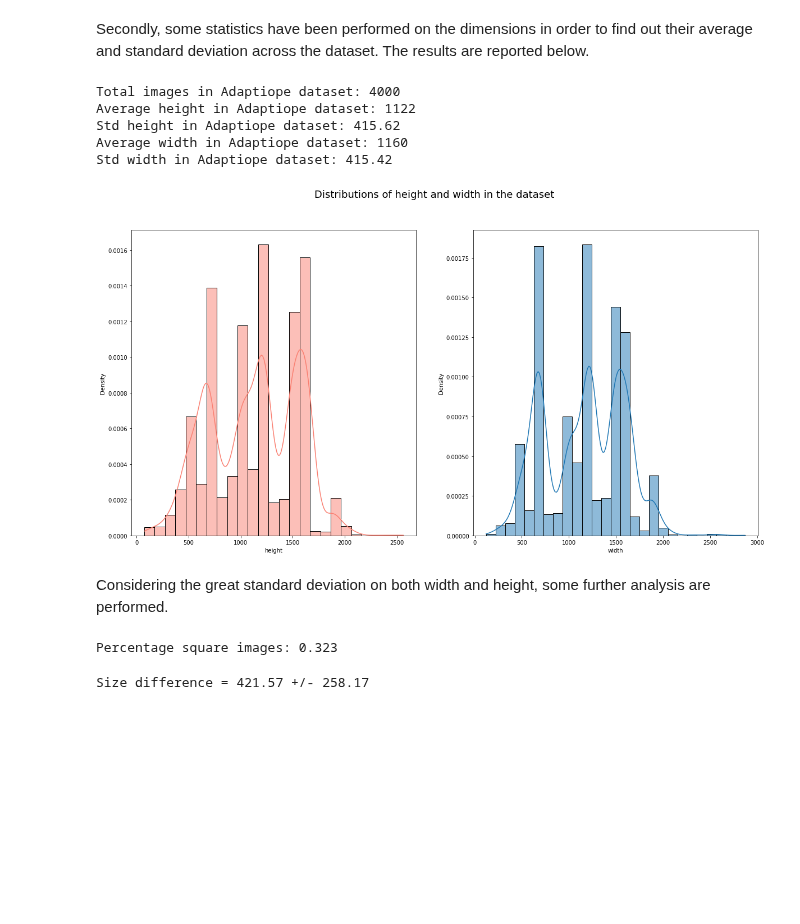
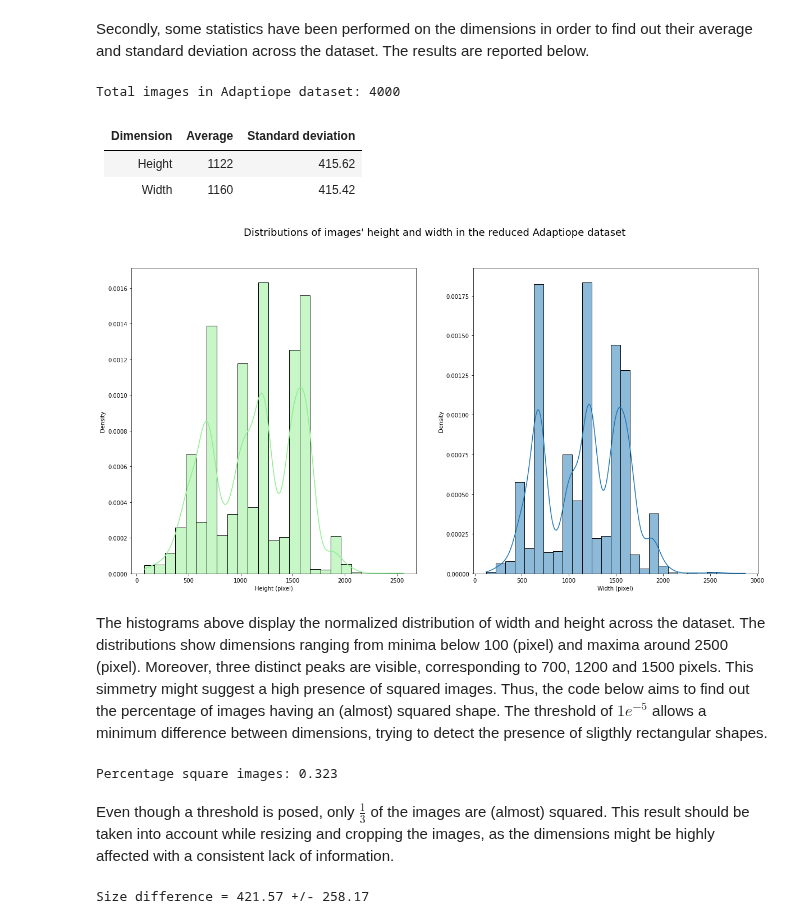
Before and after one commit to detch-for-shor/deep-learning-proj, a Jupyter notebook: data_prep.ipynb, the cells around one changed output. Cells and saved outputs as stored; diff of their text form; code cells hidden in the pictures; blank space fills up the shorter version.

```diff
--- a/data_prep.ipynb
+++ b/data_prep.ipynb
@@ -87,6 +88,13 @@ Secondly, some statistics have been performed on the dimensions in order to find
 # some statistics to check how many images we have and their dimensions (on average)
 img_df = pd.DataFrame.from_dict([metadata_img]).T.reset_index().set_axis(['file_name', 'size'], axis='columns', inplace=False)
 img_df[["width", "height"]] = pd.DataFrame(img_df["size"].tolist(), index=img_df.index)
+
+def find_class(x):
+    x = x[1:].split('.jpg')[-1]
+    return x
+
+img_df["class"] = pd.DataFrame(img_df["file_name"].apply(find_class))
+
 avg_width = round(img_df["width"].sum() / len(img_df))
 avg_height = round(img_df["height"].sum() / len(img_df))
 sd_width = round(statistics.stdev(img_df["width"]), 2)
@@ -94,41 +102,43 @@ sd_height = round(statistics.stdev(img_df["height"]), 2)
 
 
 print(f'Total images in Adaptiope dataset: {len(img_df)}')
-print(f'Average height in Adaptiope dataset: {avg_height}')
-print(f'Std height in Adaptiope dataset: {sd_height}')
 
-print(f'Average width in Adaptiope dataset: {avg_width}')
-print(f'Std width in Adaptiope dataset: {sd_width}')
+#print(f'Average height in Adaptiope dataset: {avg_height}')
+#print(f'Std height in Adaptiope dataset: {sd_height}')
+
+#print(f'Average width in Adaptiope dataset: {avg_width}')
+#print(f'Std width in Adaptiope dataset: {sd_width}')
 # %% [output]
 Total images in Adaptiope dataset: 4000
-Average height in Adaptiope dataset: 1122
-Std height in Adaptiope dataset: 415.62
-Average width in Adaptiope dataset: 1160
-Std width in Adaptiope dataset: 415.42
+# %% [markdown]
+| Dimension| Average | Standard deviation |
+|  :----: | :-----------: |:----------: |
+| Height | 1122 | 415.62|
+| Width | 1160 | 415.42|
 # %%
 
-
 fig, (ax1, ax2) = plt.subplots(1,2, figsize=(20,10))
-fig.suptitle("Distributions of images' height and width in the dataset", fontsize=18)
+fig.suptitle("Distributions of images' height and width in the reduced Adaptiope dataset", fontsize=18)
 
 sns.histplot(data=img_df["height"],
              kde=True,
              ax = ax1,
              stat = "density",
-             color="salmon",
+             color="lightgreen"
              )
 
 sns.histplot(data=img_df["width"],
              kde=True,
              ax = ax2,
              stat = "density"
              )
-
+ax1.set(xlabel='Height (pixel)', ylabel='Density')
+ax2.set(xlabel='Width (pixel)', ylabel='Density')
 plt.show()
 # %% [output]
-[figure, old version]
+[figure, new version]
-# %% [markdown]
-Considering the great standard deviation on both width and height, some further analysis are performed.
+# %% [markdown]
+The histograms above display the normalized distribution of width and height across the dataset. The distributions show dimensions ranging from minima below 100 (pixel) and maxima around 2500 (pixel). Moreover, three distinct peaks are visible, corresponding to 700, 1200 and 1500 pixels. This simmetry might suggest a high presence of squared images. Thus, the code below aims to find out the percentage of images having an (almost) squared shape. The threshold of $1e^{-5}$ allows a minimum difference between dimensions, trying to detect the presence of sligthly rectangular shapes.
 # %%
 thre = 1e-5 # threshold to check whether images are squared or almost squared
 cond = np.logical_and(img_df['height'] - thre < img_df['width'], img_df['width'] < img_df['height'] + thre)
@@ -136,6 +146,8 @@ sq_df = img_df[cond]
 print('Percentage square images:', len(sq_df.index)/len(img_df.index))
 # %% [output]
 Percentage square images: 0.323
+# %% [markdown]
+Even though a threshold is posed, only $\frac{1}{3}$ of the images are (almost) squared. This result should be taken into account while resizing and cropping the images, as the dimensions might be highly affected with a consistent lack of information.
 # %%
 rect_df = img_df[~cond]
 avg_size_diff = round(sum(abs(rect_df['width'] - rect_df['height'])) / len(rect_df.index), 2)
```
Also changed, not shown: parts of 1 cell of this notebook.
